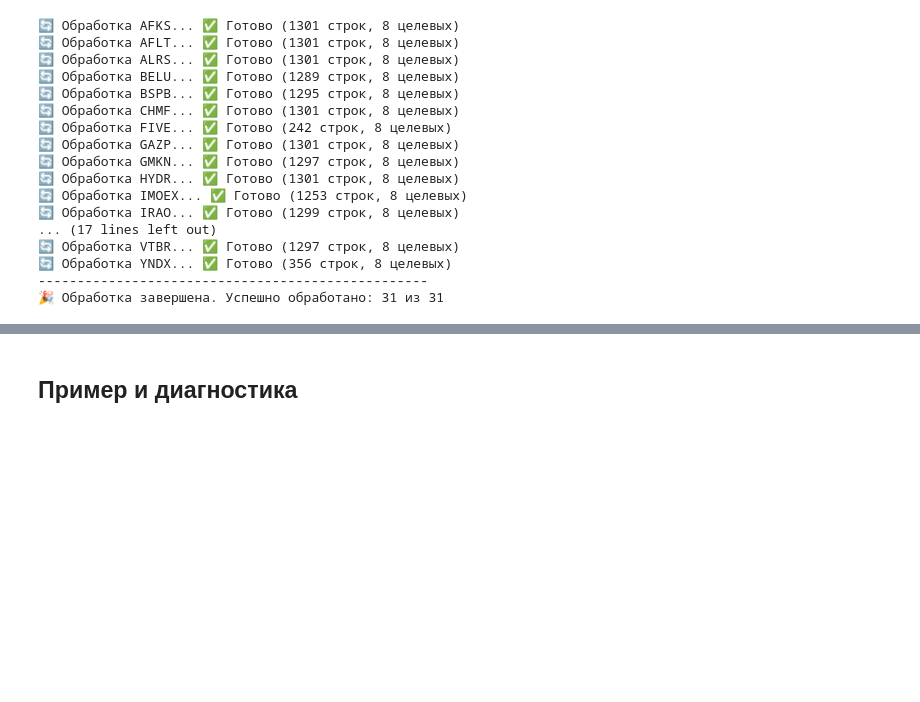
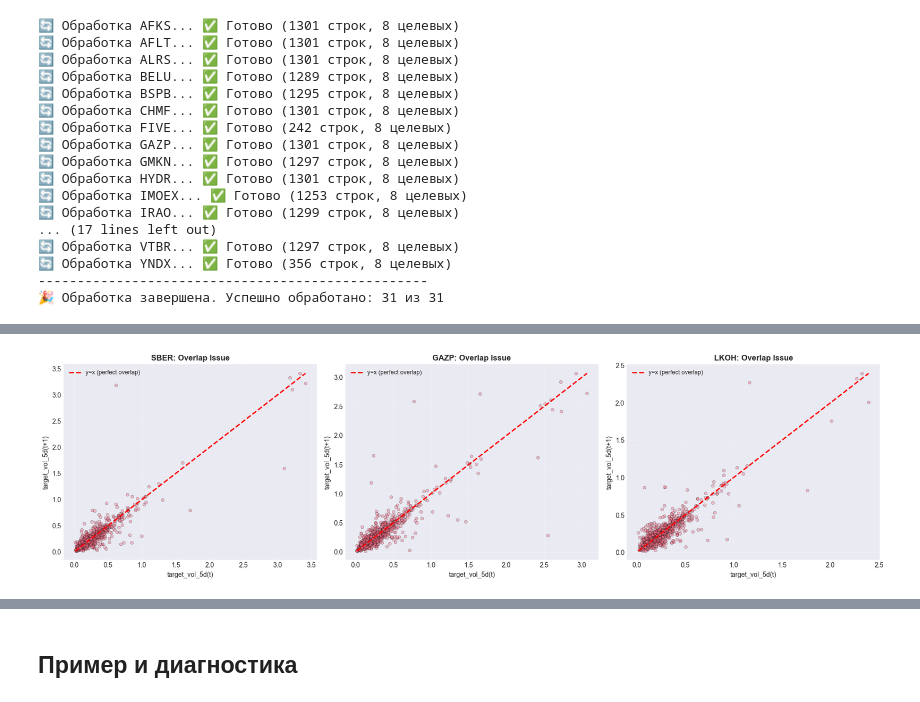
Before and after one commit to Povid1o/MOEXScanner, a Jupyter notebook: ML/02_feature_engineering/05_targets.ipynb, the cells around one changed output, grey strips where cells are left out. Saved outputs shown, nothing was run; the diff lists cells and outputs as text; code cells hidden in the pictures; blank space fills up the shorter version.

```diff
--- a/ML/02_feature_engineering/05_targets.ipynb
+++ b/ML/02_feature_engineering/05_targets.ipynb
@@ -181,0 +450,97 @@ print(f"🎉 Обработка завершена. Успешно обрабо
+# %%
+print("\n" + "=" * 80)
+print("🔄 ТЕСТ 3: ПЕРЕКРЫТИЕ ОКОН (Overlap Issue)")
+print("=" * 80)
+print()
+print("Цель: Проверить корреляцию target(t) и target(t+1)")
+print("      Перекрытие создаёт искусственную гладкость → переобучение")
+print()
+
+# Параметры
+selected_tickers = ['SBER', 'GAZP', 'LKOH']
+
+overlap_results = []
+
+fig, axes = plt.subplots(1, 3, figsize=(18, 5))
+
+for idx, ticker in enumerate(selected_tickers):
+    file_path = OUTPUT_DIR / f"{ticker}_with_targets.parquet"
+
+    if not file_path.exists():
+        continue
+
+    df = pd.read_parquet(file_path)
+    target_vol = df['target_vol_5d'].dropna()
+
+    if len(target_vol) < 10:
+        continue
+
+    # Создаём сдвинутый таргет
+    target_vol_next = target_vol.shift(1)
+
+    # Убираем NaN
+    valid_mask = ~(target_vol.isna() | target_vol_next.isna())
+    target_vol_clean = target_vol[valid_mask]
+    target_vol_next_clean = target_vol_next[valid_mask]
+
+    # === 3.1 Scatter plot: target(t) vs target(t+1) ===
+    ax = axes[idx]
+
+    ax.scatter(target_vol_clean, target_vol_next_clean, alpha=0.4, s=20,
+               edgecolors='black', linewidth=0.5)
+
+    # Линия y=x (идеальное перекрытие)
+    min_val = min(target_vol_clean.min(), target_vol_next_clean.min())
+    max_val = max(target_vol_clean.max(), target_vol_next_clean.max())
+    ax.plot([min_val, max_val], [min_val, max_val], 'r--', linewidth=2, label='y=x (perfect overlap)')
+
+    ax.set_xlabel('target_vol_5d(t)', fontsize=10)
+    ax.set_ylabel('target_vol_5d(t+1)', fontsize=10)
+    ax.set_title(f'{ticker}: Overlap Issue', fontsize=12, fontweight='bold')
+    ax.legend(fontsize=9)
+    ax.grid(True, alpha=0.3)
+
+    # === 3.2 Статистика ===
+
+    # Pearson correlation
+    overlap_corr, overlap_p = stats.pearsonr(target_vol_clean, target_vol_next_clean)
+
+    # Теоретическое перекрытие для rolling window (4/5 = 0.8 для horizon=5)
+    theoretical_overlap = 4 / 5  # (horizon - 1) / horizon
+
+    overlap_results.append({
+        'Тикер': ticker,
+        'Overlap Correlation': overlap_corr,
+        'P-value': overlap_p,
+        'Theoretical (4/5)': theoretical_overlap,
+        'Deviation': abs(overlap_corr - theoretical_overlap),
+        'Проблема?': 'Да ⚠️' if overlap_corr > 0.85 else 'Приемлемо ✅'
+    })
+
+plt.tight_layout()
+plt.show()
+
+# Таблица результатов
+overlap_df = pd.DataFrame(overlap_results)
+print("\n📊 Результаты теста на перекрытие:")
+print("=" * 80)
+print(overlap_df.to_string(index=False))
+print("=" * 80)
+
+print("\n💡 Интерпретация:")
+print("  • Overlap Correlation ≈ 0.8: Ожидаемо для horizon=5 (4 общих дня из 5)")
+print("  • Overlap Correlation > 0.85: Слишком высокое перекрытие ⚠️")
+print("\n  ⚠️  ПРОБЛЕМА перекрытия:")
+print("     → Соседние таргеты почти идентичны (4/5 общих данных)")
+print("     → CV метрики завышены (модель «подсматривает» через перекрытие)")
+print("\n  🛡️  РЕШЕНИЕ:")
+print("     1. Использовать **Purged K-Fold CV** (удаление перекрывающихся примеров)")
+print("     2. Или использовать **Time Series Split** с gap = horizon")
+print("     3. В backtest учитывать это при оценке out-of-sample performance")
+print()
+
+print("📌 РЕКОМЕНДАЦИЯ ИЗ README.md:")
+print("   → Использовать TimeSeriesSplit с параметром gap >= horizon")
+print("   → Или PurgedGroupTimeSeriesSplit из mlfinlab")
+print()
+# %% [output]
@@ -181,0 +553 @@ print(f"🎉 Обработка завершена. Успешно обрабо
+[figure, added]
```
Also changed, not shown: parts of 11 cells of this notebook, 2 other files.
